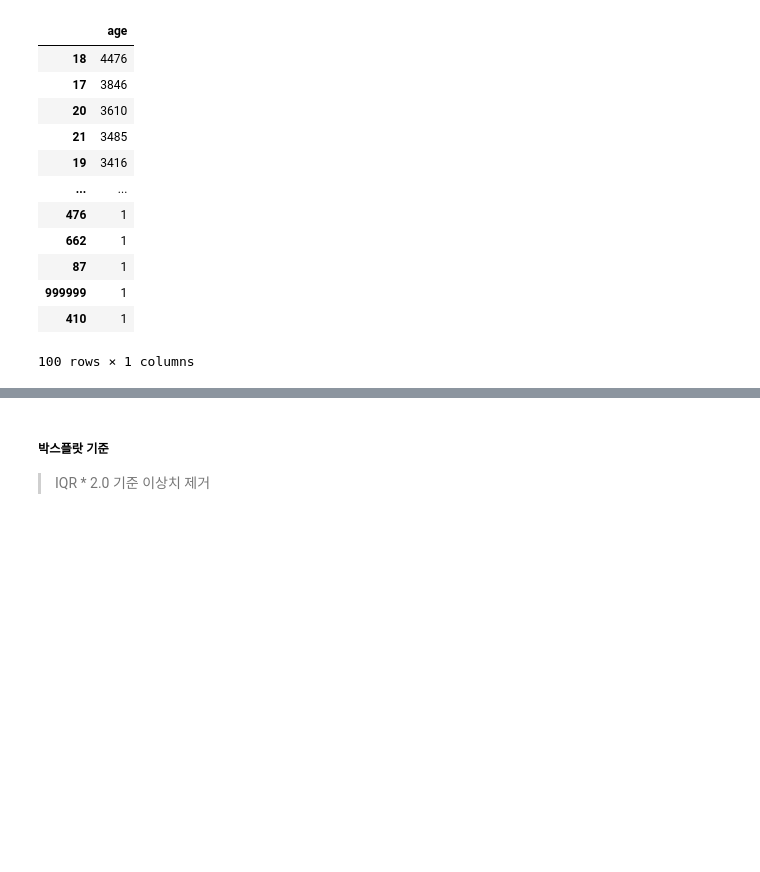
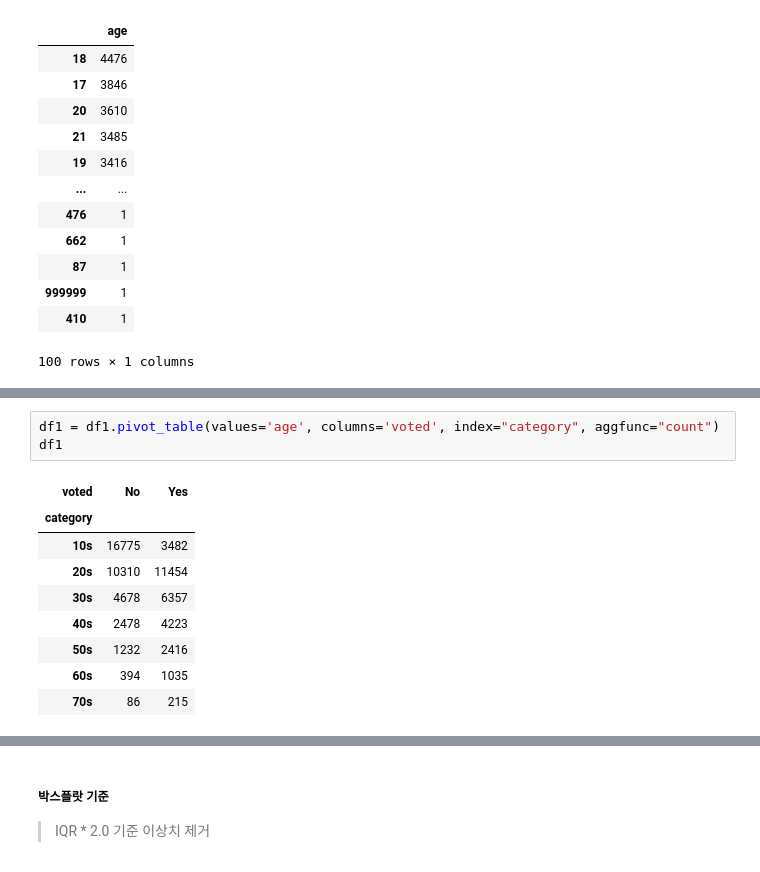
Before and after one commit to dss-14th/ml-repo-3, a Jupyter notebook: data_preprocessing.ipynb, the cells around one changed output, grey strips where cells are left out. Cells and saved outputs as stored; diff of their text form; blank space fills up the shorter version.

```diff
--- a/data_preprocessing.ipynb
+++ b/data_preprocessing.ipynb
@@ -615,0 +680,13 @@ df_age
+# %%
+df1 = df1.pivot_table(values='age', columns='voted', index="category", aggfunc="count")
+df1
+# %% [output]
+| voted | No | Yes |
+| category |  |  |
+| 10s | 16775 | 3482 |
+| 20s | 10310 | 11454 |
+| 30s | 4678 | 6357 |
+| 40s | 2478 | 4223 |
+| 50s | 1232 | 2416 |
+| 60s | 394 | 1035 |
+| 70s | 86 | 215 |
```
Also changed, not shown: parts of 23 cells of this notebook.
